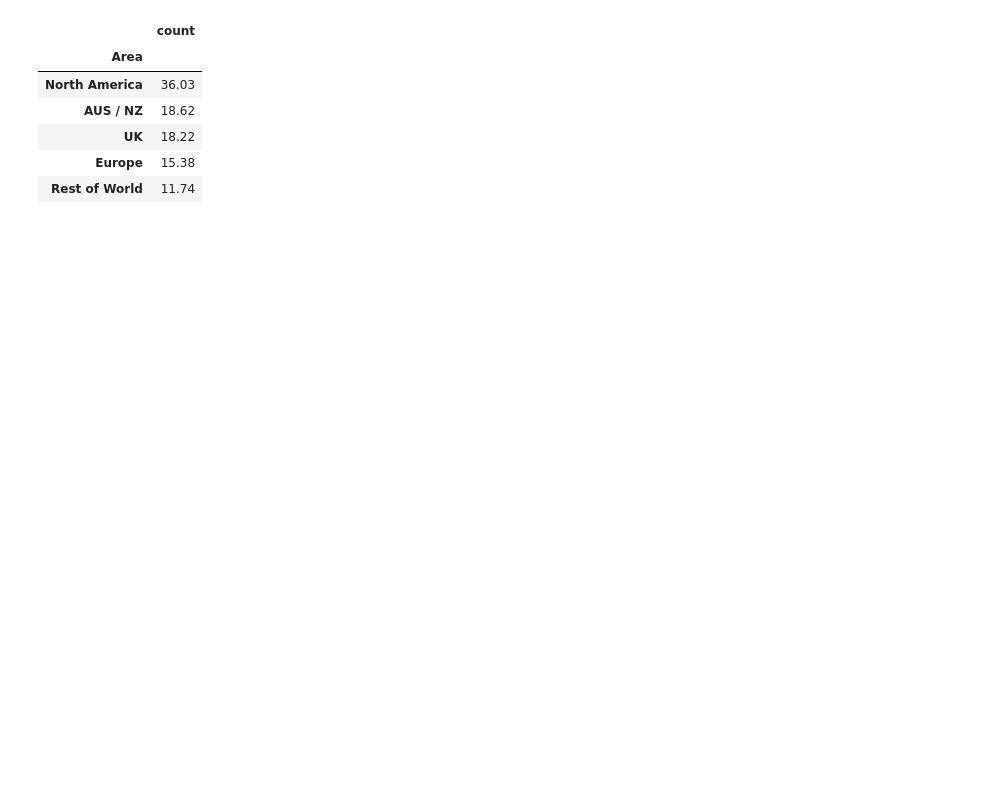
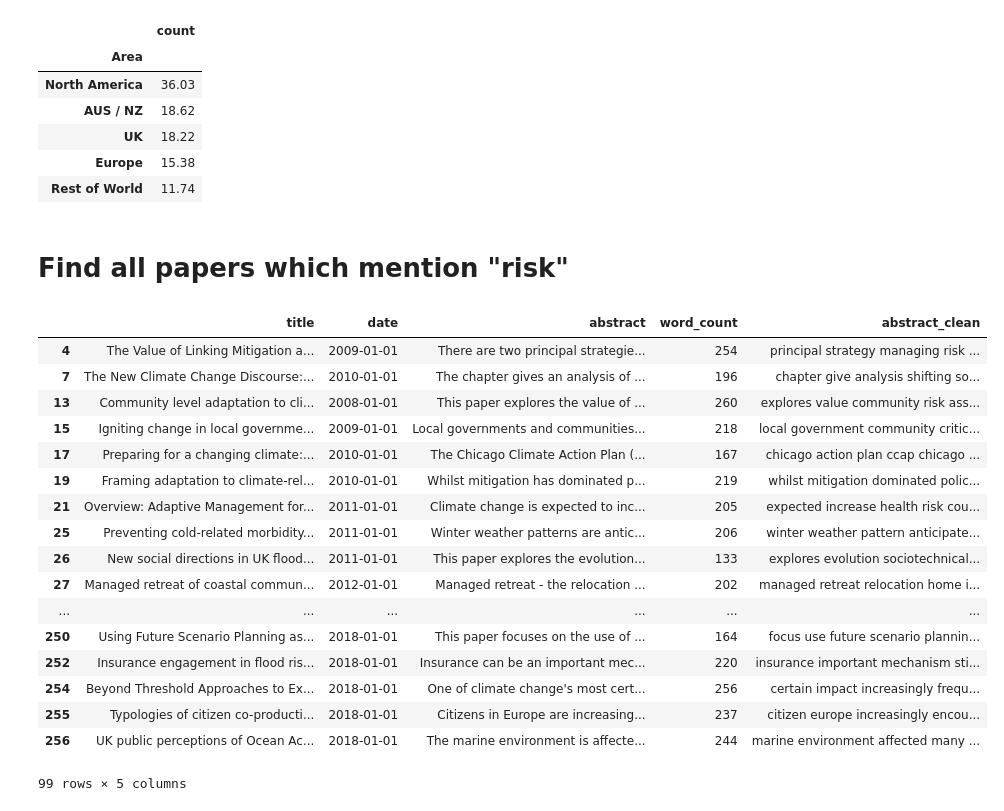
Before and after one commit to urschrei/WIREs, a Jupyter notebook: WIREs.ipynb, the cells around one changed output. Cells and saved outputs as stored; diff of their text form; code cells hidden in the pictures; blank space fills up the shorter version.

Commit message:
Latest updates to analysis

```diff
--- a/WIREs.ipynb
+++ b/WIREs.ipynb
@@ -770,3 +846,26 @@ pcts.round(2)
 | UK | 18.22 |
 | Europe | 15.38 |
 | Rest of World | 11.74 |
+# %% [markdown]
+# Find all papers which mention "risk"
+# %%
+df[df["abstract"].str.contains("risk")]
+# %% [output]
+|  | title | date | abstract | word_count | abstract_clean |
+| 4 | The Value of Linking Mitigation a... | 2009-01-01 | There are two principal strategie... | 254 | principal strategy managing risk ... |
+| 7 | The New Climate Change Discourse:... | 2010-01-01 | The chapter gives an analysis of ... | 196 | chapter give analysis shifting so... |
+| 13 | Community level adaptation to cli... | 2008-01-01 | This paper explores the value of ... | 260 | explores value community risk ass... |
+| 15 | Igniting change in local governme... | 2009-01-01 | Local governments and communities... | 218 | local government community critic... |
+| 17 | Preparing for a changing climate:... | 2010-01-01 | The Chicago Climate Action Plan (... | 167 | chicago action plan ccap chicago ... |
+| 19 | Framing adaptation to climate-rel... | 2010-01-01 | Whilst mitigation has dominated p... | 219 | whilst mitigation dominated polic... |
+| 21 | Overview: Adaptive Management for... | 2011-01-01 | Climate change is expected to inc... | 205 | expected increase health risk cou... |
+| 25 | Preventing cold-related morbidity... | 2011-01-01 | Winter weather patterns are antic... | 206 | winter weather pattern anticipate... |
+| 26 | New social directions in UK flood... | 2011-01-01 | This paper explores the evolution... | 133 | explores evolution sociotechnical... |
+| 27 | Managed retreat of coastal commun... | 2012-01-01 | Managed retreat - the relocation ... | 202 | managed retreat relocation home i... |
+| ... | ... | ... | ... | ... | ... |
+| 250 | Using Future Scenario Planning as... | 2018-01-01 | This paper focuses on the use of ... | 164 | focus use future scenario plannin... |
+| 252 | Insurance engagement in flood ris... | 2018-01-01 | Insurance can be an important mec... | 220 | insurance important mechanism sti... |
+| 254 | Beyond Threshold Approaches to Ex... | 2018-01-01 | One of climate change's most cert... | 256 | certain impact increasingly frequ... |
+| 255 | Typologies of citizen co-producti... | 2018-01-01 | Citizens in Europe are increasing... | 237 | citizen europe increasingly encou... |
+| 256 | UK public perceptions of Ocean Ac... | 2018-01-01 | The marine environment is affecte... | 244 | marine environment affected many ... |
+99 rows × 5 columns
```
Also changed, not shown: parts of 11 cells of this notebook.
